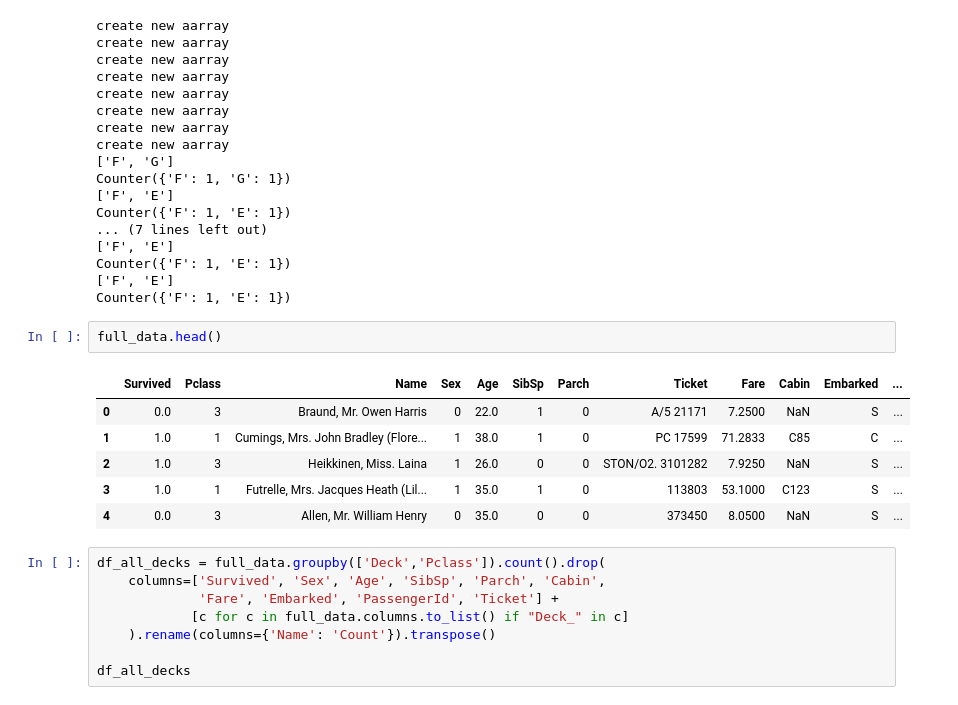
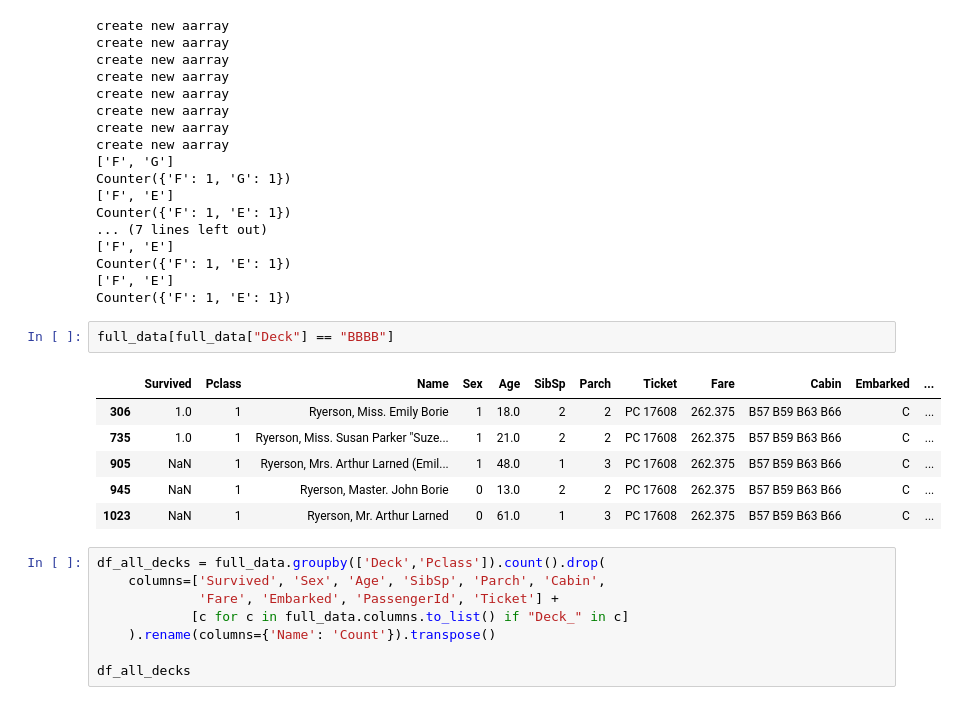
Before and after one commit to henrylao/kaggle-titanic, a Jupyter notebook: kaggle-titanic-notebook.ipynb, the cells around one changed output. Drawn from its saved outputs; the diff is of its cells as text.

```diff
--- a/kaggle-titanic-notebook.ipynb
+++ b/kaggle-titanic-notebook.ipynb
@@ -1000,15 +1000,15 @@ Counter({'F': 1, 'E': 1})
 Counter({'F': 1, 'E': 1})
 ['F', 'E']
 Counter({'F': 1, 'E': 1})
-# %%
-full_data.head()
-# %% [output]
-|  | Survived | Pclass | Name | Sex | Age | SibSp | Parch | Ticket | Fare | Cabin | Embarked | ... |
-| 0 | 0.0 | 3 | Braund, Mr. Owen Harris | 0 | 22.0 | 1 | 0 | A/5 21171 | 7.2500 | NaN | S | ... |
-| 1 | 1.0 | 1 | Cumings, Mrs. John Bradley (Flore... | 1 | 38.0 | 1 | 0 | PC 17599 | 71.2833 | C85 | C | ... |
-| 2 | 1.0 | 3 | Heikkinen, Miss. Laina | 1 | 26.0 | 0 | 0 | STON/O2. 3101282 | 7.9250 | NaN | S | ... |
-| 3 | 1.0 | 1 | Futrelle, Mrs. Jacques Heath (Lil... | 1 | 35.0 | 1 | 0 | 113803 | 53.1000 | C123 | S | ... |
-| 4 | 0.0 | 3 | Allen, Mr. William Henry | 0 | 35.0 | 0 | 0 | 373450 | 8.0500 | NaN | S | ... |
+# %%
+full_data[full_data["Deck"] == "BBBB"]
+# %% [output]
+|  | Survived | Pclass | Name | Sex | Age | SibSp | Parch | Ticket | Fare | Cabin | Embarked | ... |
+| 306 | 1.0 | 1 | Ryerson, Miss. Emily Borie | 1 | 18.0 | 2 | 2 | PC 17608 | 262.375 | B57 B59 B63 B66 | C | ... |
+| 735 | 1.0 | 1 | Ryerson, Miss. Susan Parker "Suze... | 1 | 21.0 | 2 | 2 | PC 17608 | 262.375 | B57 B59 B63 B66 | C | ... |
+| 905 | NaN | 1 | Ryerson, Mrs. Arthur Larned (Emil... | 1 | 48.0 | 1 | 3 | PC 17608 | 262.375 | B57 B59 B63 B66 | C | ... |
+| 945 | NaN | 1 | Ryerson, Master. John Borie | 0 | 13.0 | 2 | 2 | PC 17608 | 262.375 | B57 B59 B63 B66 | C | ... |
+| 1023 | NaN | 1 | Ryerson, Mr. Arthur Larned | 0 | 61.0 | 1 | 3 | PC 17608 | 262.375 | B57 B59 B63 B66 | C | ... |
 # %%
 df_all_decks = full_data.groupby(['Deck','Pclass']).count().drop(
     columns=['Survived', 'Sex', 'Age', 'SibSp', 'Parch', 'Cabin',
```
Also changed, not shown: parts of 7 cells of this notebook.
